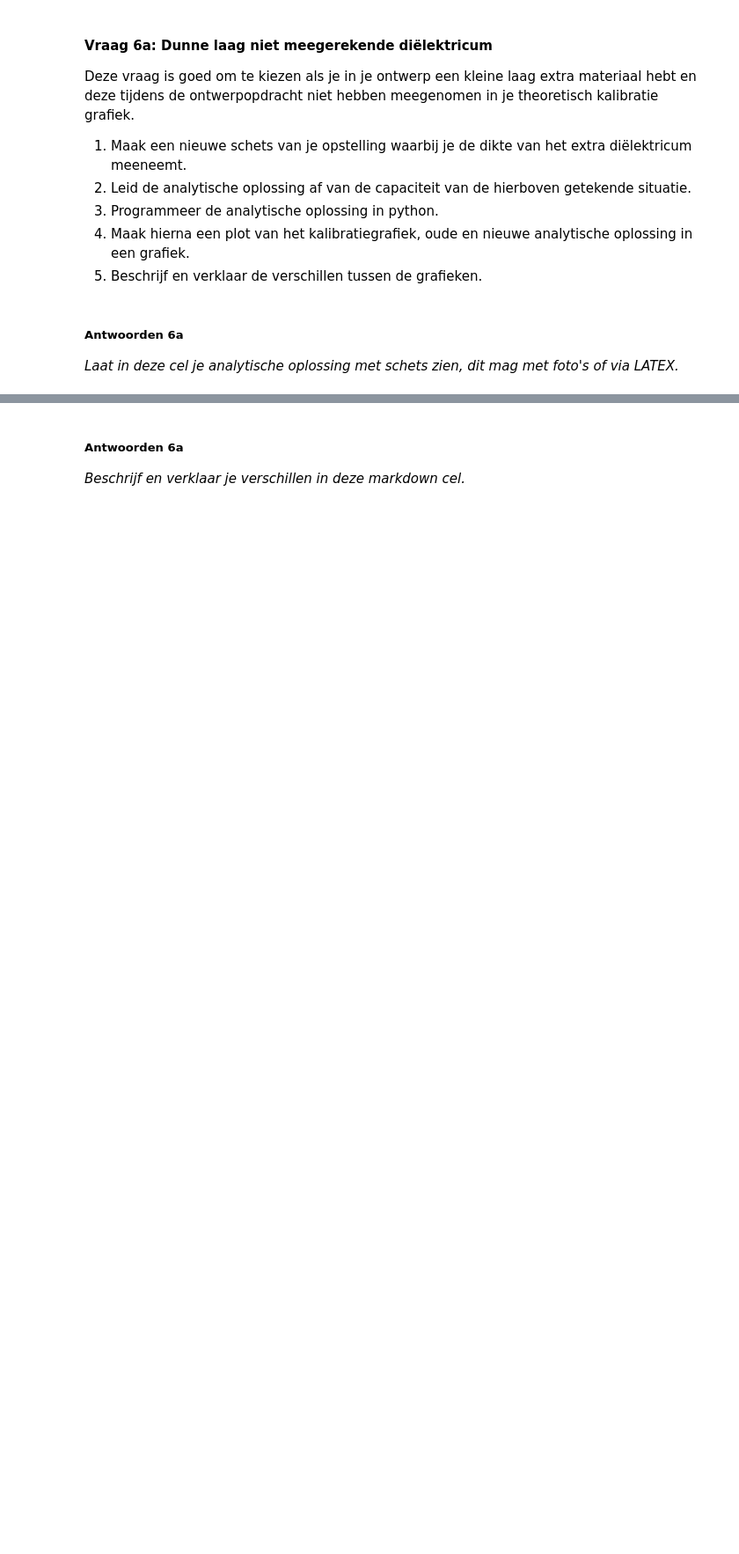
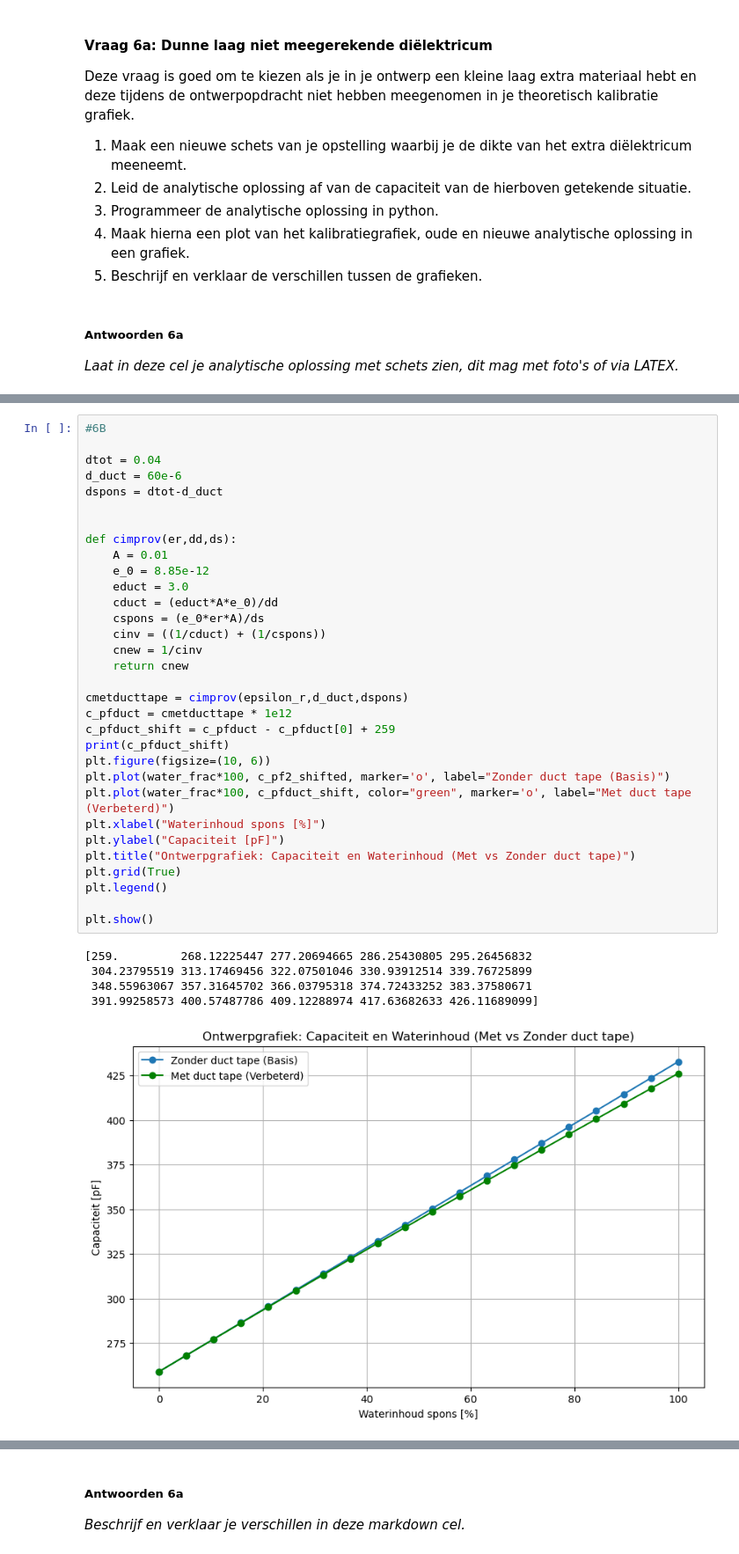
Before and after one commit to carstenschroevers-eng/opdrachten-DEF-D, a Jupyter notebook: DigitaleOntwerpopdrachten/1CondensatorOpdracht/CondensatorOntwerpopdracht.ipynb, the cells around one changed output, grey strips where cells are left out. Shown at 88% size. Drawn from its saved outputs; the diff is of its cells as text; blank space fills up the shorter version.

```diff
--- a/DigitaleOntwerpopdrachten/1CondensatorOpdracht/CondensatorOntwerpopdracht.ipynb
+++ b/DigitaleOntwerpopdrachten/1CondensatorOpdracht/CondensatorOntwerpopdracht.ipynb
@@ -995,0 +1044,38 @@ Deze vraag is goed om te kiezen als je in je ontwerp een kleine laag extra mater
+# %%
+#6B
+
+dtot = 0.04
+d_duct = 60e-6
+dspons = dtot-d_duct
+
+
+def cimprov(er,dd,ds):
+    A = 0.01
+    e_0 = 8.85e-12
+    educt = 3.0
+    cduct = (educt*A*e_0)/dd
+    cspons = (e_0*er*A)/ds
+    cinv = ((1/cduct) + (1/cspons))
+    cnew = 1/cinv
+    return cnew
+
+cmetducttape = cimprov(epsilon_r,d_duct,dspons)
+c_pfduct = cmetducttape * 1e12
+c_pfduct_shift = c_pfduct - c_pfduct[0] + 259
+print(c_pfduct_shift)
+plt.figure(figsize=(10, 6))
+plt.plot(water_frac*100, c_pf2_shifted, marker='o', label="Zonder duct tape (Basis)")
+plt.plot(water_frac*100, c_pfduct_shift, color="green", marker='o', label="Met duct tape (Verbeterd)")
+plt.xlabel("Waterinhoud spons [%]")
+plt.ylabel("Capaciteit [pF]")
+plt.title("Ontwerpgrafiek: Capaciteit en Waterinhoud (Met vs Zonder duct tape)")
+plt.grid(True)
+plt.legend()
+
+plt.show()
+# %% [output]
+[259.         268.12225447 277.20694665 286.25430805 295.26456832
+ 304.23795519 313.17469456 322.07501046 330.93912514 339.76725899
+ 348.55963067 357.31645702 366.03795318 374.72433252 383.37580671
+ 391.99258573 400.57487786 409.12288974 417.63682633 426.11689099]
+[figure, added]
```
Also changed, not shown: parts of 6 cells of this notebook, 1 other file.
